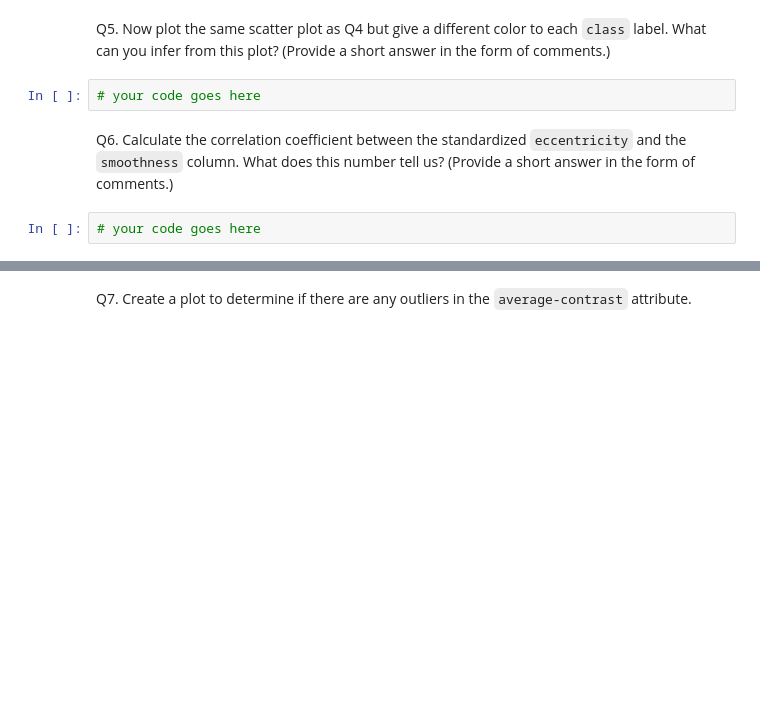
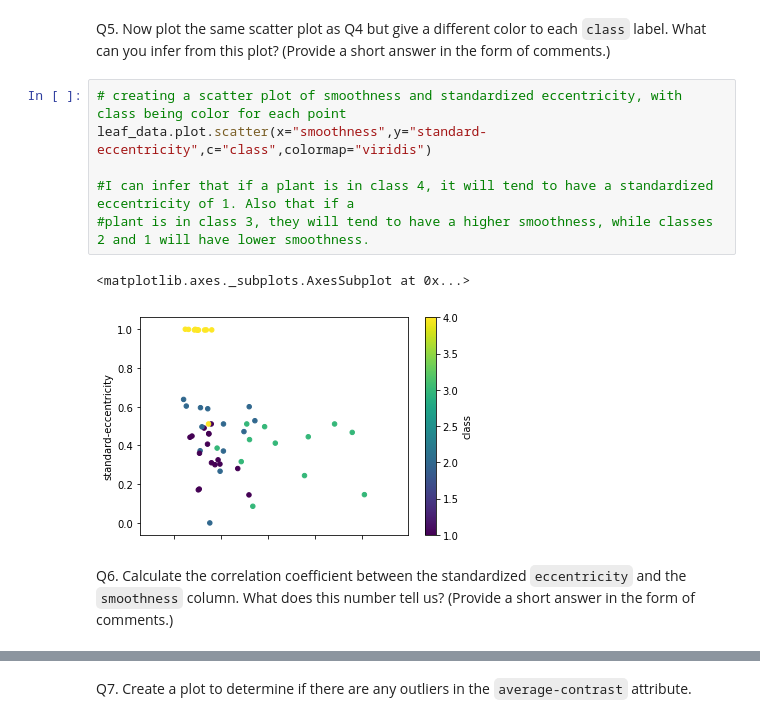
Before and after one commit to peytonbreech16/CS329E-DataAnalytics, a Jupyter notebook: Assignments/Assignment0- Data Exploration/Assignment0.ipynb, the cells around one changed output, grey strips where cells are left out. Saved outputs shown, nothing was run; the diff lists cells and outputs as text; blank space fills up the shorter version.

```diff
--- a/Assignments/Assignment0- Data Exploration/Assignment0.ipynb
+++ b/Assignments/Assignment0- Data Exploration/Assignment0.ipynb
@@ -70,8 +87,13 @@ Q4. Create a scatter plot between `smoothness` and standardized `eccentricity`.
 # %% [markdown]
 Q5. Now plot the same scatter plot as Q4 but give a different color to each `class` label. What can you infer from this plot? (Provide a short answer in the form of comments.)
-# %%
-# your code goes here
+# %%
+# creating a scatter plot of smoothness and standardized eccentricity, with class being color for each point
+leaf_data.plot.scatter(x="smoothness",y="standard-eccentricity",c="class",colormap="viridis")
+
+#I can infer that if a plant is in class 4, it will tend to have a standardized eccentricity of 1. Also that if a
+#plant is in class 3, they will tend to have a higher smoothness, while classes 2 and 1 will have lower smoothness.
+# %% [output]
+<matplotlib.axes._subplots.AxesSubplot at 0x...>
+[figure, added]
 # %% [markdown]
 Q6. Calculate the correlation coefficient between the standardized `eccentricity` and the `smoothness` column. What does this number tell us? (Provide a short answer in the form of comments.)
-# %%
-# your code goes here
```
Also changed, not shown: parts of 8 cells of this notebook.
